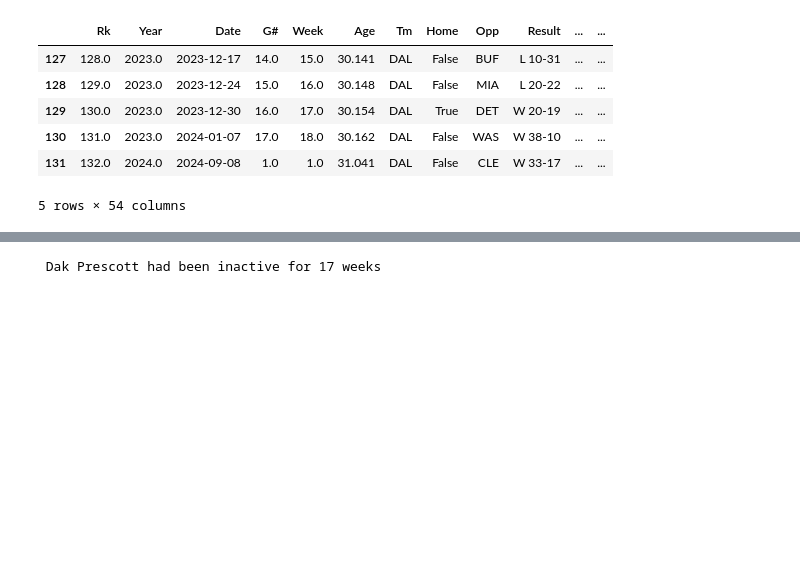
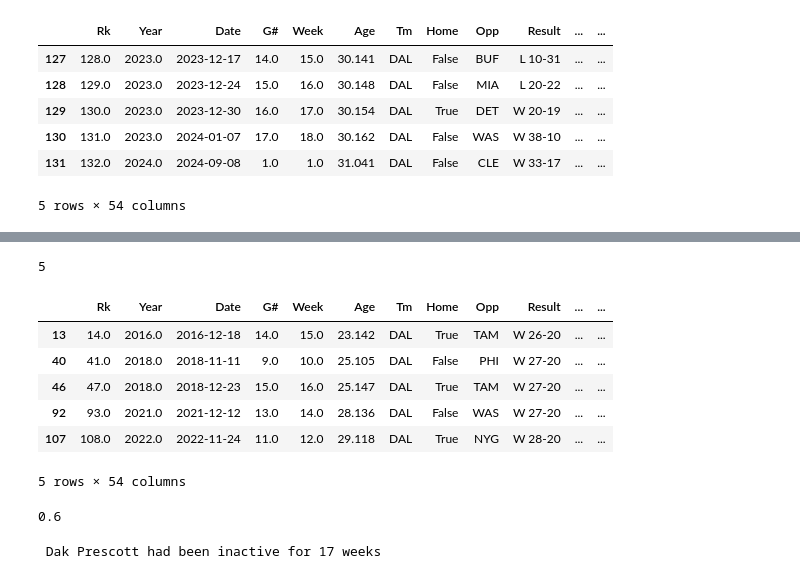
Before and after one commit to jonathan-bucher/player-projections-bayes, a Jupyter notebook: initial_exploration.ipynb, the cells around one changed output, grey strips where cells are left out. Cells and saved outputs as stored; diff of their text form; code cells hidden in the pictures; blank space fills up the shorter version.

Commit message:
reworked conditional probability parameters, added logging infrastructure

```diff
--- a/initial_exploration.ipynb
+++ b/initial_exploration.ipynb
@@ -134,8 +164,5 @@ sns.regplot(data = d_prescott_career, x = 'Point Total', y = 'Yds', order = 2)
 [figure]
 # %%
 # let's focus in on games with a margin of around +6.5 with about 46.5 points.
-
-d_prescott_career = d_prescott_career.loc[
-    (d_prescott_career['Margin'] >= 43.5) &
-]
+conditional_probability(d_prescott_career, [('Yds', 'geq', 250), ('Point Total', 'in_range', (44.5, 48.5)), ('Margin', 'in_range', (4.5, 8.5)),])
 # %% [output]
@@ -143,3 +173,24 @@ d_prescott_career = d_prescott_career.loc[
+# %%
+cond_test = d_prescott_career.loc[
+    (d_prescott_career['Margin'] >= 4.5) & (d_prescott_career['Margin'] <= 8.5) &
+    (d_prescott_career['Point Total'] >= 44.5) & (d_prescott_career['Point Total'] <= 48.5)
+].copy()
+
+print(len(cond_test))
+cond_test.head()
+# %% [output]
+5
+|  | Rk | Year | Date | G# | Week | Age | Tm | Home | Opp | Result | ... | ... |
+| 13 | 14.0 | 2016.0 | 2016-12-18 | 14.0 | 15.0 | 23.142 | DAL | True | TAM | W 26-20 | ... | ... |
+| 40 | 41.0 | 2018.0 | 2018-11-11 | 9.0 | 10.0 | 25.105 | DAL | False | PHI | W 27-20 | ... | ... |
+| 46 | 47.0 | 2018.0 | 2018-12-23 | 15.0 | 16.0 | 25.147 | DAL | True | TAM | W 27-20 | ... | ... |
+| 92 | 93.0 | 2021.0 | 2021-12-12 | 13.0 | 14.0 | 28.136 | DAL | False | WAS | W 27-20 | ... | ... |
+| 107 | 108.0 | 2022.0 | 2022-11-24 | 11.0 | 12.0 | 29.118 | DAL | True | NYG | W 28-20 | ... | ... |
+5 rows × 54 columns
+# %%
+print(probability(cond_test, 'Yds', 'geq', 250))
+# %% [output]
+0.6
 # %%
 # let's create a time series of his passing yards over the course of his career
 historical_passing = d_prescott_career[['Date', 'Yds']].copy()
```
Also changed, not shown: parts of 7 cells of this notebook, 3 other files.
